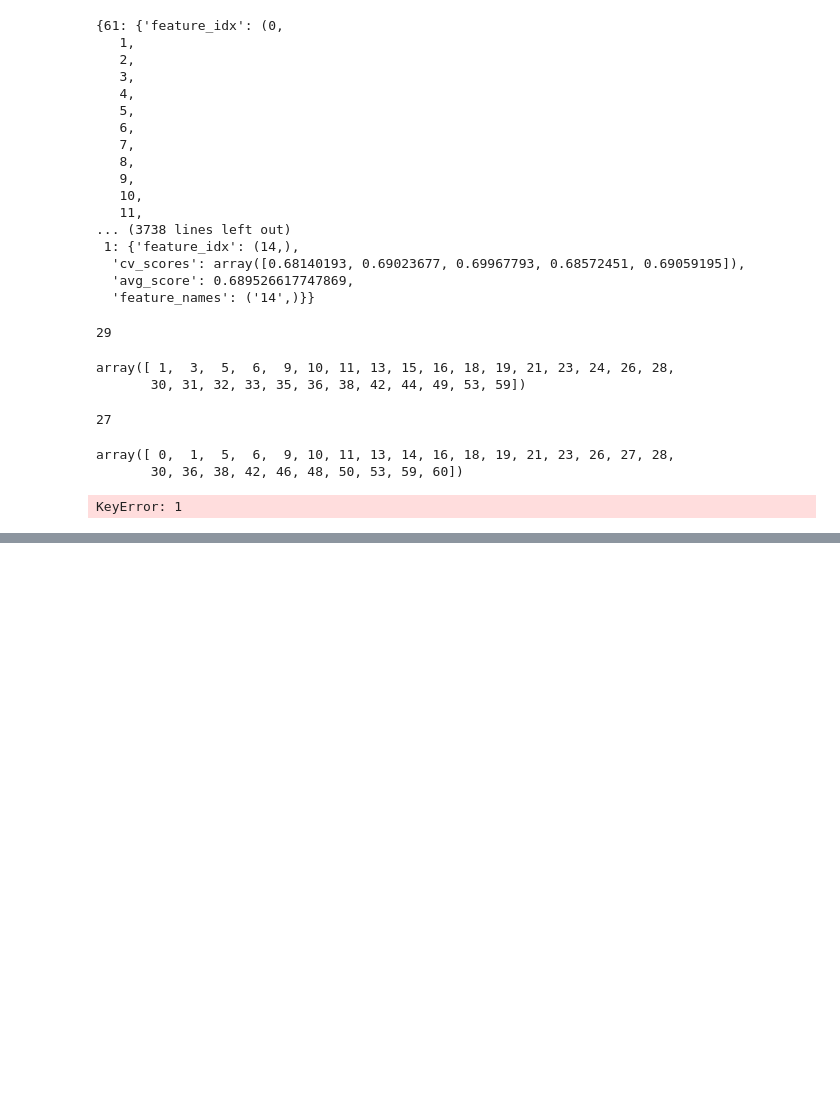
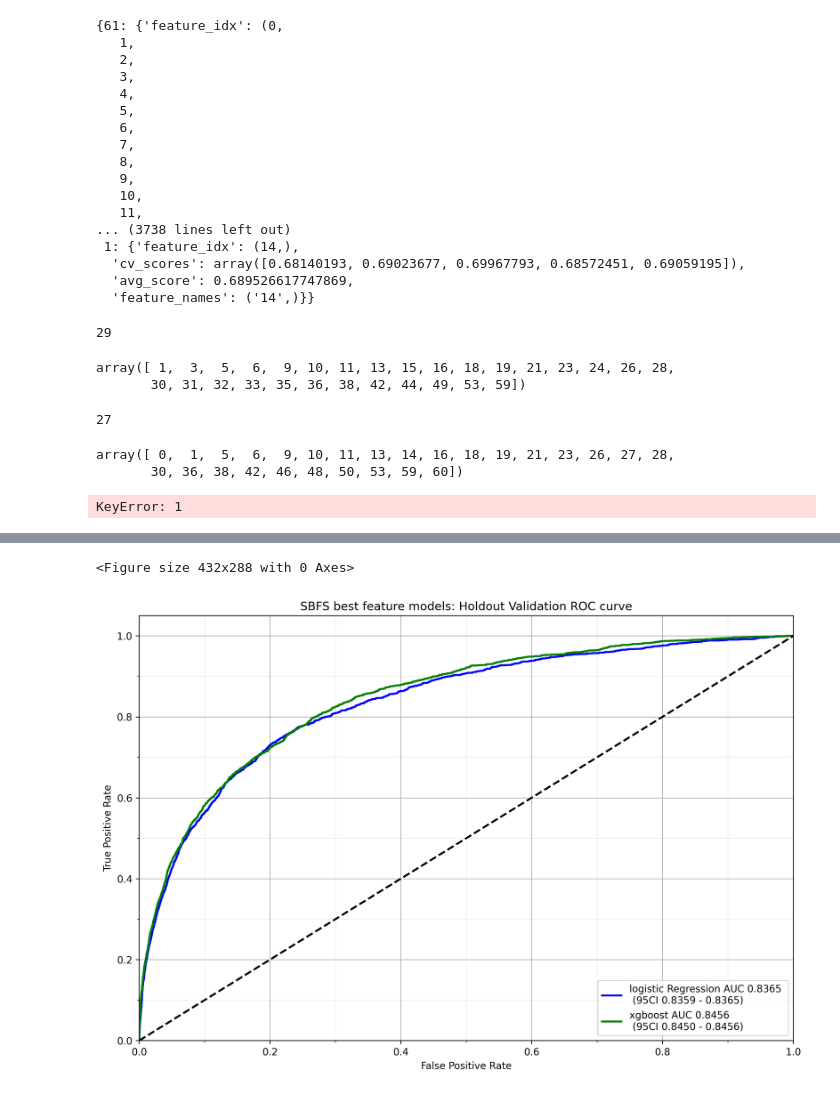
Before and after one commit to s0810110/sbsf_variableSelection_nacsa, a Jupyter notebook: JupyterScripts/plotXgboostLogisticCombined.ipynb, the cells around one changed output, grey strips where cells are left out. Drawn from its saved outputs; the diff is of its cells as text; code cells hidden in the pictures; blank space fills up the shorter version.

```diff
--- a/JupyterScripts/plotXgboostLogisticCombined.ipynb
+++ b/JupyterScripts/plotXgboostLogisticCombined.ipynb
@@ -318,3 +322,14 @@ png2 = Image.open(png1)
 # (3) save as TIFF
 png2.save('results/combined/' + fig_name_param)
 png1.close()
+# %%
+##################################
+#focusing on test 2017-2019 instead of training
+#combined ROC curves LR and Xgboost
+
+import pandas as pd
+import csv
+import os
+
+df_Eurosc_II_logisticReg_test = pd.read_csv('modelOutput/df_Eurosc_II_logisticReg_test.csv', encoding = "ISO-8859-1")
+df_Eurosc_II_logisticReg_test
@@ -320,0 +350,3 @@ png1.close()
+# %%
+df_Eurosc_II_xgboost_test = pd.read_csv('modelOutput/df_Eurosc_II_xgboost_test.csv', encoding = "ISO-8859-1")
+df_Eurosc_II_xgboost_test
@@ -320,0 +430,60 @@ png1.close()
+# %%
+!pip install scipy
+from scipy.stats import sem, t
+from scipy import mean, stats
+
+from itertools import cycle
+import matplotlib.ticker as plticker
+
+# Plot all ROC curves
+plt.figure()
+fig=plt.figure(figsize=(12,8), dpi= 300, facecolor='w', edgecolor='k')
+ax = fig.add_subplot(1, 1, 1)
+
+lw = 2
+
+colors = cycle(["blue","green","brown","red","salmon","#7CD3CF","purple"])
+for i, color in zip(range(len(n_models)), colors):
+
+    #calculate 95% CI
+    sorted_scores = np.array(bootstrapped_scores[i])
+    sorted_scores.sort()
+
+    # Computing the lower and upper bound of the 95% confidence interval
+    # You can change the bounds percentiles to 0.025 and 0.975 to get
+    # a 95% confidence interval instead.
+    # http://www.stat.ucla.edu/~rgould/110as02/bsci
+
+    #https://www.kite.com/python/answers/how-to-compute-the-confidence-interval-of-a-sample-statistic-in-python
+    confidence_level = 0.95
+    degrees_freedom = len(sorted_scores) - 1
+    sample_mean = np.mean(sorted_scores)
+    sample_standard_error = stats.sem(sorted_scores)
+
+    confidence_interval = t.interval(confidence_level, degrees_freedom, sample_mean, sample_standard_error)
+    confidence_upper = confidence_interval[1] #upper
+    confidence_lower = confidence_interval[0] #lower
+
+
+    plt.plot(fpr[i], tpr[i], color=color, lw=lw,
+             label='{0} AUC {1:0.4f} \n (95CI {2:0.4f} - {3:0.4f})'.format(n_models[i][1], roc_auc[i], confidence_lower, confidence_upper))
+
+plt.plot([0, 1], [0, 1], 'k--', lw=lw)
+plt.xlim([0.0, 1.0])
+plt.ylim([0.0, 1.05])
+plt.xlabel('False Positive Rate')
+plt.ylabel('True Positive Rate')
+plt.title('SBFS best feature models: Holdout Validation ROC curve')
+plt.legend(loc="lower right")
+
+#Spacing between each line
+
+minor_ticks = np.arange(0, 1, 0.1)
+ax.set_xticks(minor_ticks, minor=True)
+ax.set_yticks(minor_ticks, minor=True)
+
+ax.grid(which='minor', alpha=0.2)
+
+ax.grid(which='major')
+plt.show()
+# %% [output]
@@ -320,0 +494,2 @@ png1.close()
+<Figure size 432x288 with 0 Axes>
+[figure, added]
```
Also changed, not shown: parts of 10 cells of this notebook, 2 other files.
